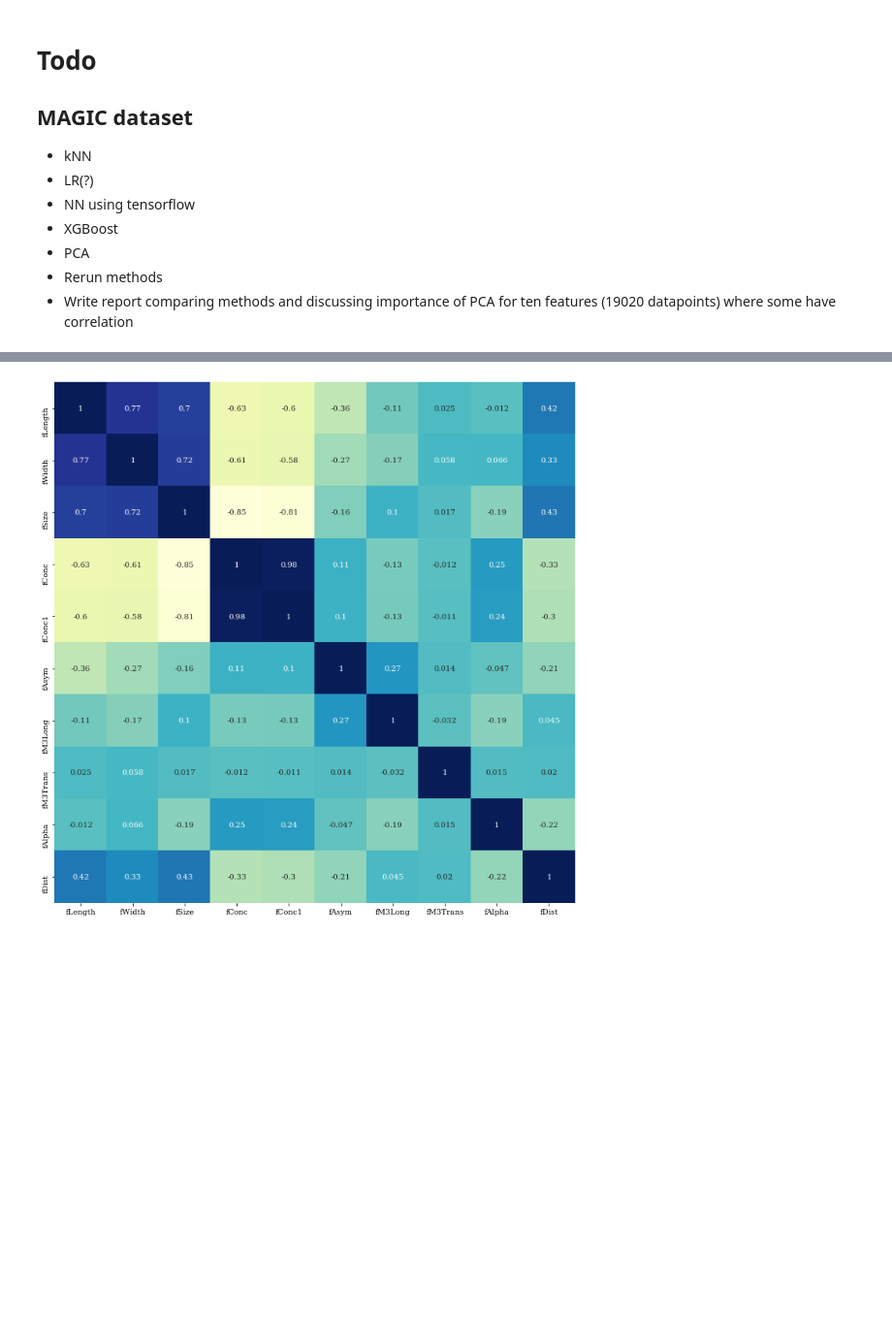
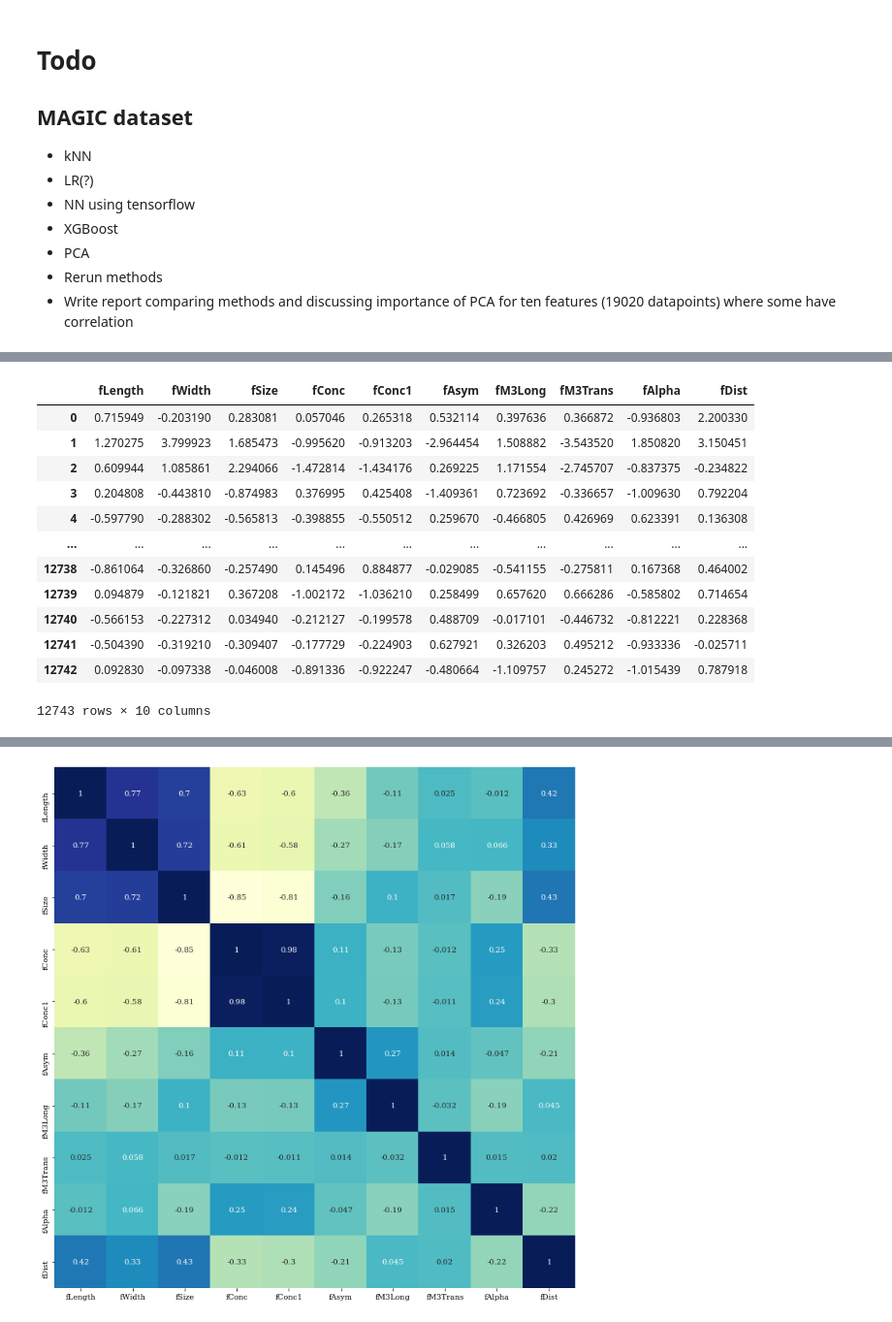
Before and after one commit to liseanh/FYS-STK4155-project3, a Jupyter notebook: src/Exploring data.ipynb, the cells around one changed output, grey strips where cells are left out. Shown at 97% size. Drawn from its saved outputs; the diff is of its cells as text; code cells hidden in the pictures; blank space fills up the shorter version.

```diff
--- a/src/Exploring data.ipynb
+++ b/src/Exploring data.ipynb
@@ -89,3 +87,78 @@ del df
 # %% [output]
 [figure]
 [interactive output not drawn]
+# %%
+batch_sizes = skopt.space.Integer(low=1, high=200, name="batch_size")
+dropout_1 = skopt.space.Real(low=0, high=0.5, name="dropout_1")
+dropout_2 = skopt.space.Real(low=0, high=0.5, name="dropout_2")
+nodes_1 = skopt.space.Integer(low=1, high=20, name="nodes_1")
+nodes_2 = skopt.space.Integer(low=1, high=10, name="nodes_2")
+space = [batch_sizes, dropout_1, dropout_2, nodes_1, nodes_2]
+
+
+@skopt.utils.use_named_args(dimensions=space)
+def neural_network_fit(
+    batch_size, dropout_1, dropout_2, nodes_1, nodes_2, return_epochs=False
+):
+    early_stop = callback = tf.keras.callbacks.EarlyStopping(
+        monitor="val_loss", patience=3, verbose=1, restore_best_weights=True
+    )
+    model = tf.keras.models.Sequential(
+        [
+            tf.keras.layers.Dense(nodes_1, activation="relu"),
+            tf.keras.layers.Dropout(dropout_1),
+            tf.keras.layers.Dense(nodes_2, activation="relu"),
+            tf.keras.layers.Dropout(dropout_2),
+            tf.keras.layers.Dense(2, activation="softmax"),
+        ]
+    )
+    model.compile(
+        optimizer="adam", loss="categorical_crossentropy",
+    )
+
+    model.fit(
+        X_train_split,
+        y_train_split,
+        epochs=100,
+        batch_size=batch_size,
+        validation_data=(X_validation, y_validation),
+        verbose=0,
+        callbacks=[early_stop],
+    )
+    if return_epochs:
+        print("jeff")
+        return early_stop.stopped_epoch
+    y_pred_validation_nn = model.predict_classes(X_validation).reshape(-1, 1)
+    y_pred_validation_nn = np.append(
+        y_pred_validation_nn == 0, y_pred_validation_nn == 1, axis=1
+    ).astype(np.int)
+    f1_score_weighted_validation = sklme.f1_score(
+        y_true=y_validation, y_pred=y_pred_validation_nn, average="weighted"
+    )
+
+    return 1 - f1_score_weighted_validation
+
+
+n_points = 10
+optimizer_nn = skopt.gp_minimize(
+    func=neural_network_fit,
+    dimensions=space,
+    n_jobs=-1,
+    verbose=True,
+    n_calls=n_points,
+    n_random_starts=n_points,
+)
+# %% [output]
+|  | fLength | fWidth | fSize | fConc | fConc1 | fAsym | fM3Long | fM3Trans | fAlpha | fDist |
+| 0 | 0.715949 | -0.203190 | 0.283081 | 0.057046 | 0.265318 | 0.532114 | 0.397636 | 0.366872 | -0.936803 | 2.200330 |
+| 1 | 1.270275 | 3.799923 | 1.685473 | -0.995620 | -0.913203 | -2.964454 | 1.508882 | -3.543520 | 1.850820 | 3.150451 |
+| 2 | 0.609944 | 1.085861 | 2.294066 | -1.472814 | -1.434176 | 0.269225 | 1.171554 | -2.745707 | -0.837375 | -0.234822 |
+| 3 | 0.204808 | -0.443810 | -0.874983 | 0.376995 | 0.425408 | -1.409361 | 0.723692 | -0.336657 | -1.009630 | 0.792204 |
+| 4 | -0.597790 | -0.288302 | -0.565813 | -0.398855 | -0.550512 | 0.259670 | -0.466805 | 0.426969 | 0.623391 | 0.136308 |
+| ... | ... | ... | ... | ... | ... | ... | ... | ... | ... | ... |
+| 12738 | -0.861064 | -0.326860 | -0.257490 | 0.145496 | 0.884877 | -0.029085 | -0.541155 | -0.275811 | 0.167368 | 0.464002 |
+| 12739 | 0.094879 | -0.121821 | 0.367208 | -1.002172 | -1.036210 | 0.258499 | 0.657620 | 0.666286 | -0.585802 | 0.714654 |
+| 12740 | -0.566153 | -0.227312 | 0.034940 | -0.212127 | -0.199578 | 0.488709 | -0.017101 | -0.446732 | -0.812221 | 0.228368 |
+| 12741 | -0.504390 | -0.319210 | -0.309407 | -0.177729 | -0.224903 | 0.627921 | 0.326203 | 0.495212 | -0.933336 | -0.025711 |
+| 12742 | 0.092830 | -0.097338 | -0.046008 | -0.891336 | -0.922247 | -0.480664 | -1.109757 | 0.245272 | -1.015439 | 0.787918 |
+12743 rows × 10 columns
```
Also changed, not shown: parts of 18 cells of this notebook.
